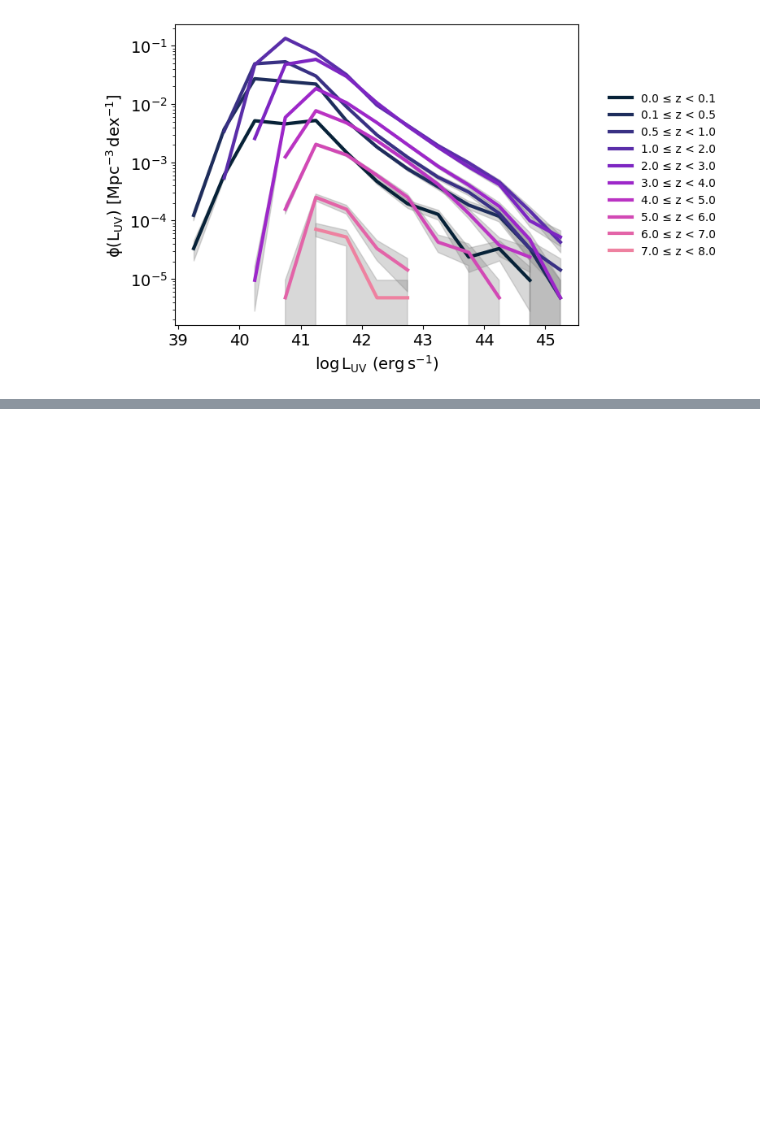
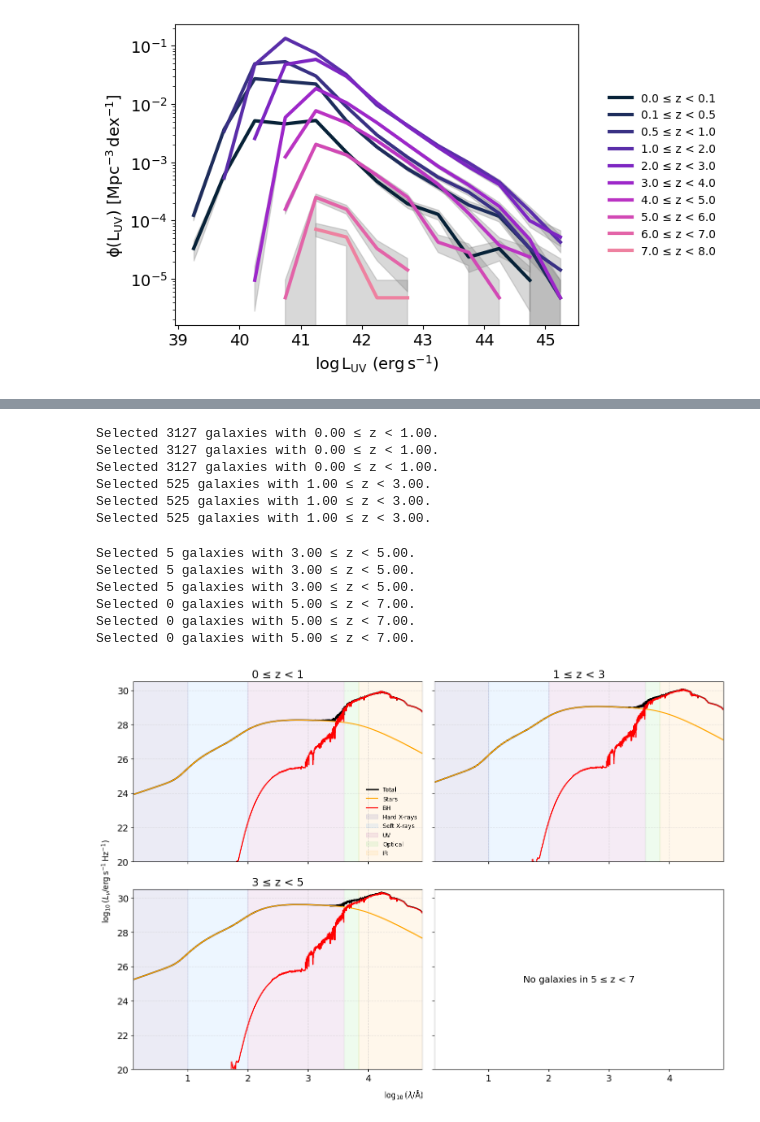
Before and after one commit to sophie-newman/cca-predoc, a Jupyter notebook: compare_lfs.ipynb, the cells around one changed output, grey strips where cells are left out. Saved outputs shown, nothing was run; the diff lists cells and outputs as text; code cells hidden in the pictures; blank space fills up the shorter version.

```diff
--- a/compare_lfs.ipynb
+++ b/compare_lfs.ipynb
@@ -259,0 +395,61 @@ plt.legend()
+# %%
+# For a quiescent galaxy, plot spectral components as a function of redshift
+
+# --- Plot setup ---
+fig, axes = plt.subplots(2, 2, figsize=(14, 10), sharex=True, sharey=True)
+axes = axes.flatten()
+
+for i in range(len(redshift_bins)-1):
+    zmin, zmax = redshift_bins[i], redshift_bins[i+1]
+
+    # Sample spectra in this redshift bin
+    spec_bin_total = sample_spectra_by_redshift(total_spectra_q, redshift_q, zmin, zmax)
+    spec_bin_star = sample_spectra_by_redshift(star_spectra_q, redshift_q, zmin, zmax)
+    spec_bin_bh = sample_spectra_by_redshift(bh_spectra_q, redshift_q, zmin, zmax)
+
+    ax = axes[i]
+    if len(spec_bin_total) == 0:
+        ax.text(0.5, 0.5, f"No galaxies in {zmin} ≤ z < {zmax}",
+                ha='center', va='center', transform=ax.transAxes)
+        continue
+
+    # Get average galaxt spectra
+    lnu_total_avg = np.mean(spec_bin_total, axis=0)
+    lnu_star_avg = np.mean(spec_bin_star, axis=0)
+    lnu_bh_avg = np.mean(spec_bin_bh, axis=0)
+
+    # Plot
+    ax.plot(np.log10(wavelengths), np.log10(lnu_total_avg), color='black', lw=2, label='Total')
+    ax.plot(np.log10(wavelengths), np.log10(lnu_star_avg), color='orange', lw=1.5, label='Stars')
+    ax.plot(np.log10(wavelengths), np.log10(lnu_bh_avg), color='red', lw=1.5, label='BH')
+
+    # Shade wavelength regions
+    for label, (lam_min, lam_max) in regions.items():
+        ax.axvspan(np.log10(lam_min), np.log10(lam_max),
+                   color=region_colors[label], alpha=0.08, label=label if i == 0 else None)
+
+    ax.grid(True, which='both', linestyle='--', alpha=0.3)
+    ax.set_title(f"{zmin} ≤ z < {zmax}")
+
+# Shared labels
+fig.text(0.5, 0.04, r"$\log_{10}(\lambda / \mathrm{Å})$", ha='center', fontsize=12)
+fig.text(0.04, 0.5, r"$\log_{10}(L_\nu / \mathrm{erg\,s^{-1}\,Hz^{-1}})$", va='center', rotation='vertical', fontsize=12)
+plt.ylim(20, 30.5)
+plt.xlim(0.1, 4.9)
+plt.tight_layout(rect=[0.05, 0.05, 1, 0.97])
+axes[0].legend(fontsize=9, loc='lower right', frameon=False)
+plt.show()
+# %% [output]
+Selected 3127 galaxies with 0.00 ≤ z < 1.00.
+Selected 3127 galaxies with 0.00 ≤ z < 1.00.
+Selected 3127 galaxies with 0.00 ≤ z < 1.00.
+Selected 525 galaxies with 1.00 ≤ z < 3.00.
+Selected 525 galaxies with 1.00 ≤ z < 3.00.
+Selected 525 galaxies with 1.00 ≤ z < 3.00.
+Selected 5 galaxies with 3.00 ≤ z < 5.00.
+Selected 5 galaxies with 3.00 ≤ z < 5.00.
+Selected 5 galaxies with 3.00 ≤ z < 5.00.
+Selected 0 galaxies with 5.00 ≤ z < 7.00.
+Selected 0 galaxies with 5.00 ≤ z < 7.00.
+Selected 0 galaxies with 5.00 ≤ z < 7.00.
+[figure, added]
```
Also changed, not shown: parts of 9 cells of this notebook, 4 other files.
